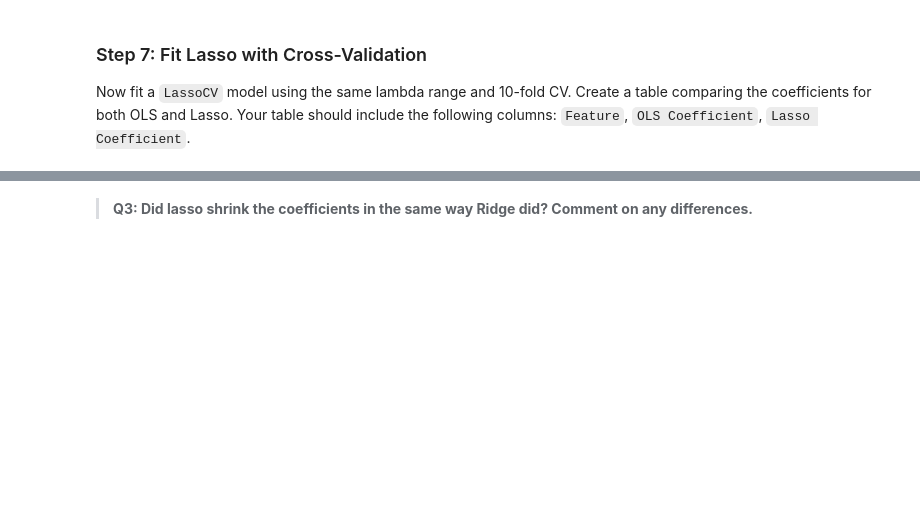
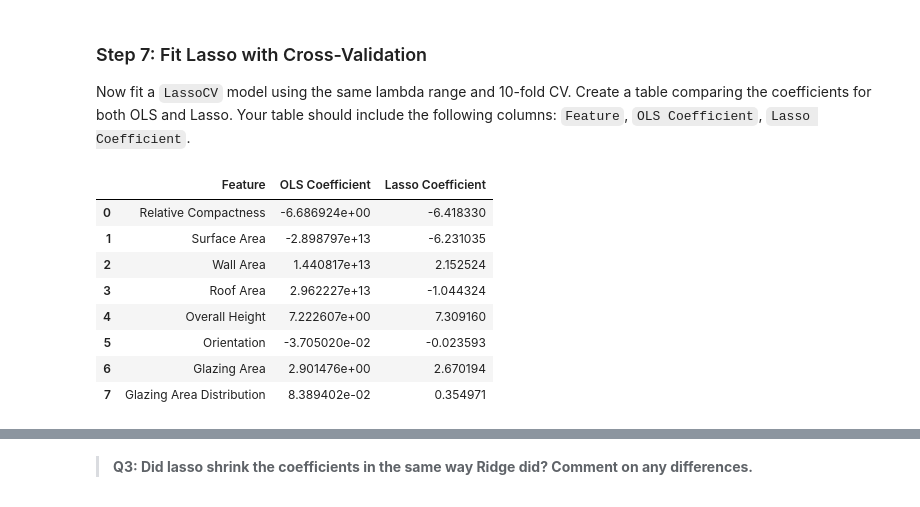
Before and after one commit to kylienewcomer/eds232-assignment-3, a Jupyter notebook: task1/hw3-task1.ipynb, the cells around one changed output, grey strips where cells are left out. Cells and saved outputs as stored; diff of their text form; code cells hidden in the pictures; blank space fills up the shorter version.

```diff
--- a/task1/hw3-task1.ipynb
+++ b/task1/hw3-task1.ipynb
@@ -238,6 +257,23 @@ _Type your answer here, replacing this text._
 
 Now fit a `LassoCV` model using the same lambda range and 10-fold CV. Create a table comparing the coefficients for both OLS and Lasso. Your table should include the following columns: `Feature`, `OLS Coefficient`, `Lasso Coefficient`.
 # %%
-lasso_cv = ...
+lasso_cv = LassoCV(alphas = lambdas, cv = 10)
+
+lasso_cv.fit(X_train_scaled, y_train)
+
+ols_lasso_coefs = pd.DataFrame({'Feature' : feature_names,
+                   'OLS Coefficient': ols.coef_,
+                   'Lasso Coefficient' : lasso_cv.coef_})
+ols_lasso_coefs
+# %% [output]
+|  | Feature | OLS Coefficient | Lasso Coefficient |
+| 0 | Relative Compactness | -6.686924e+00 | -6.418330 |
+| 1 | Surface Area | -2.898797e+13 | -6.231035 |
+| 2 | Wall Area | 1.440817e+13 | 2.152524 |
+| 3 | Roof Area | 2.962227e+13 | -1.044324 |
+| 4 | Overall Height | 7.222607e+00 | 7.309160 |
+| 5 | Orientation | -3.705020e-02 | -0.023593 |
+| 6 | Glazing Area | 2.901476e+00 | 2.670194 |
+| 7 | Glazing Area Distribution | 8.389402e-02 | 0.354971 |
 # %%
 grader.check("q5")
```
Also changed, not shown: parts of 9 cells of this notebook.
